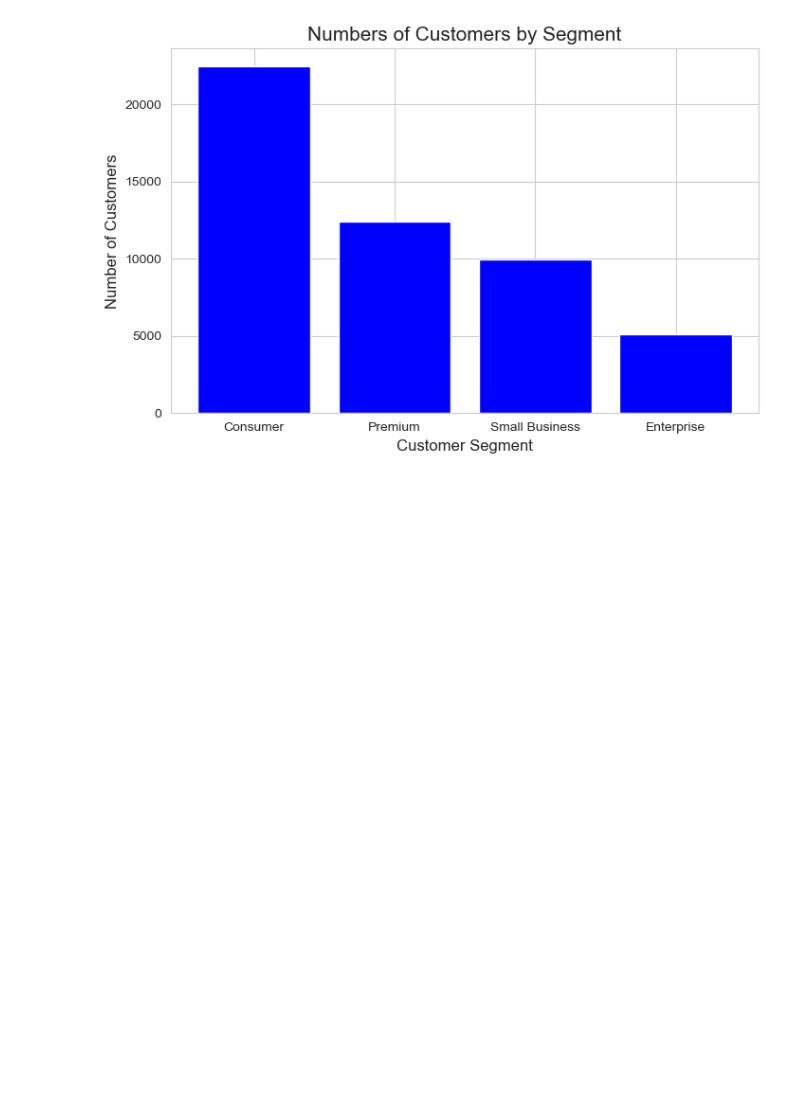
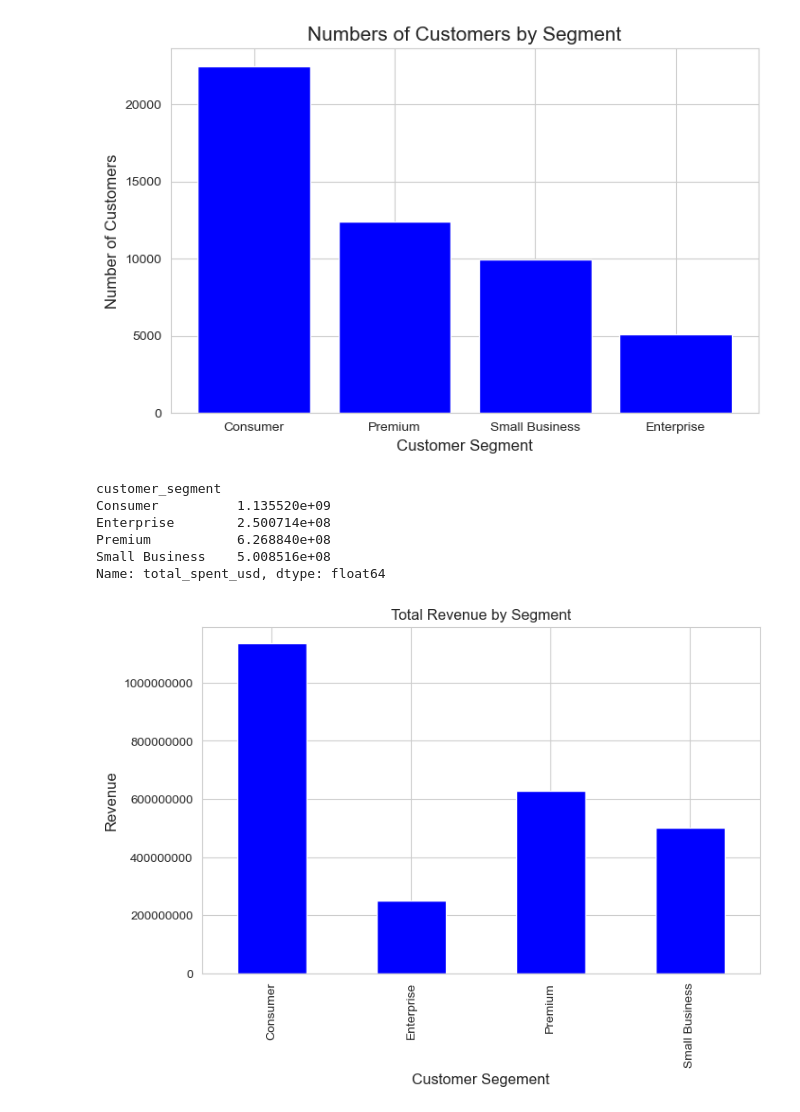
Before and after one commit to JuttuAbhiram/Data-Analytics-with-AI, a Jupyter notebook: e_commerce_customer_segment_analysis.ipynb, the cells around one changed output. Cells and saved outputs as stored; diff of their text form; code cells hidden in the pictures; blank space fills up the shorter version.

Commit message:
visualization2: revenue by segment

```diff
--- a/e_commerce_customer_segment_analysis.ipynb
+++ b/e_commerce_customer_segment_analysis.ipynb
@@ -166,3 +166,23 @@ plt.ylabel("Number of Customers",fontsize=12)
 plt.show()
 # %% [output]
 [figure]
+# %%
+revenue_by_segment=df2.groupby("customer_segment")["total_spent_usd"].sum()
+print(revenue_by_segment)
+# %% [output]
+customer_segment
+Consumer          1.135520e+09
+Enterprise        2.500714e+08
+Premium           6.268840e+08
+Small Business    5.008516e+08
+Name: total_spent_usd, dtype: float64
+# %%
+plt.figure(figsize=(8,5))
+revenue_by_segment.plot(kind="bar",color="b")
+plt.title("Total Revenue by Segment")
+plt.xlabel("Customer Segement",fontsize=12)
+plt.ylabel("Revenue",fontsize=12)
+plt.ticklabel_format(style="plain",axis="y")
+plt.show()
+# %% [output]
+[figure, added]
```
